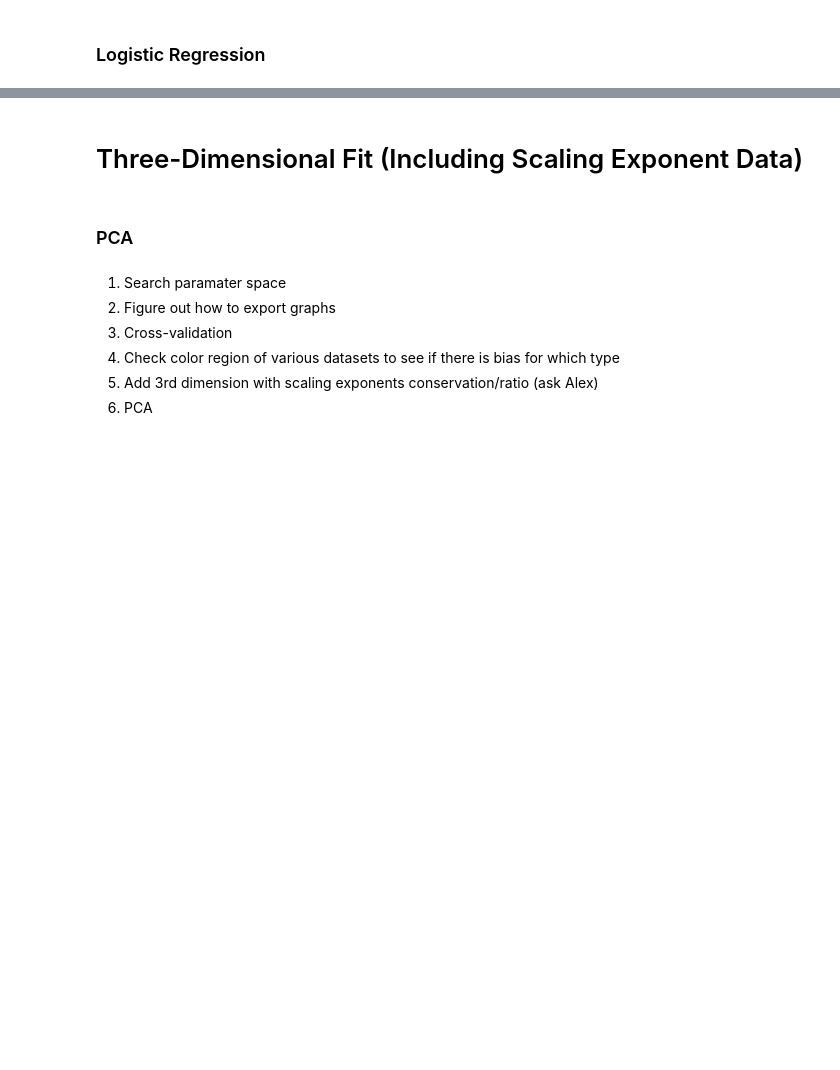
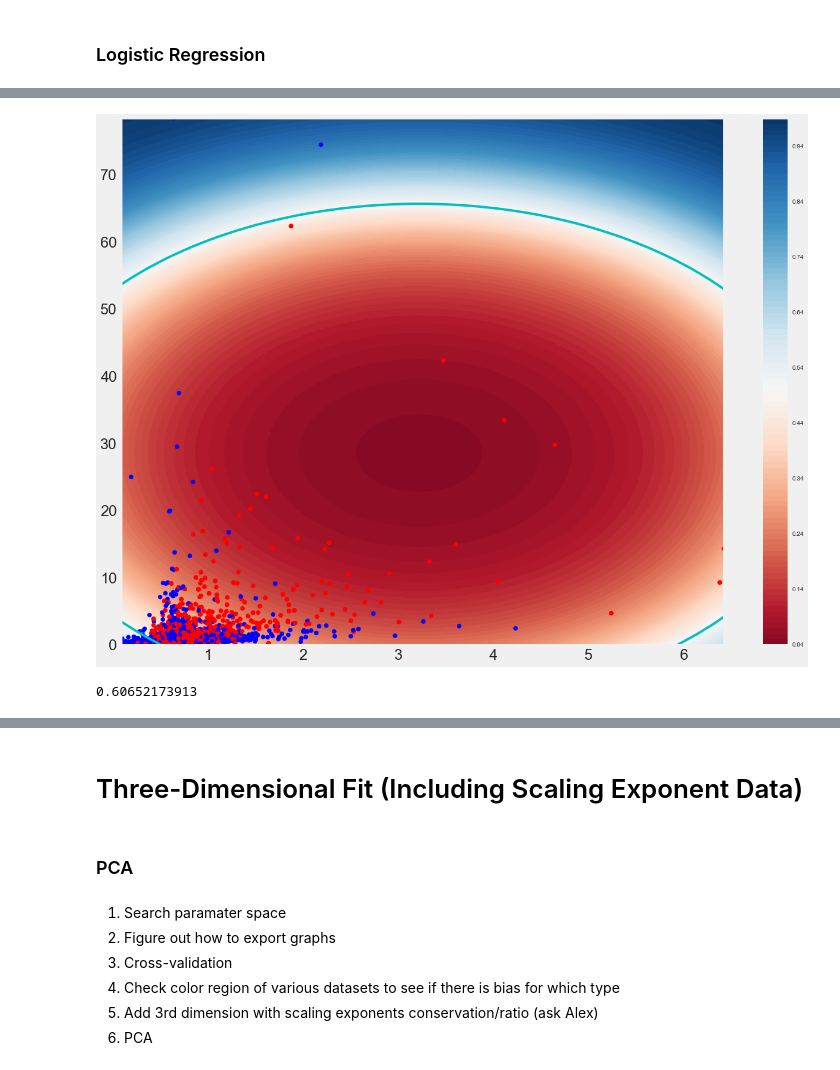
Before and after one commit to jocelynshen/Vascular-Analysis, a Jupyter notebook: Network Classification.ipynb, the cells around one changed output, grey strips where cells are left out. Drawn from its saved outputs; the diff is of its cells as text; code cells hidden in the pictures; blank space fills up the shorter version.

```diff
--- a/Network Classification.ipynb
+++ b/Network Classification.ipynb
@@ -312,0 +283,5 @@ LogReg(training, testing, 'beta.ave', 'gamma.ave', 'poly_2')
+# %%
+LogReg(training, testing, 'beta.ave', 'gamma.ave', 'eli', "beta_ave_v_gamma_ave_logreg_eli.png")
+# %% [output]
+[figure, added]
+0.60652173913
```
Also changed, not shown: parts of 30 cells of this notebook, 27 other files.
